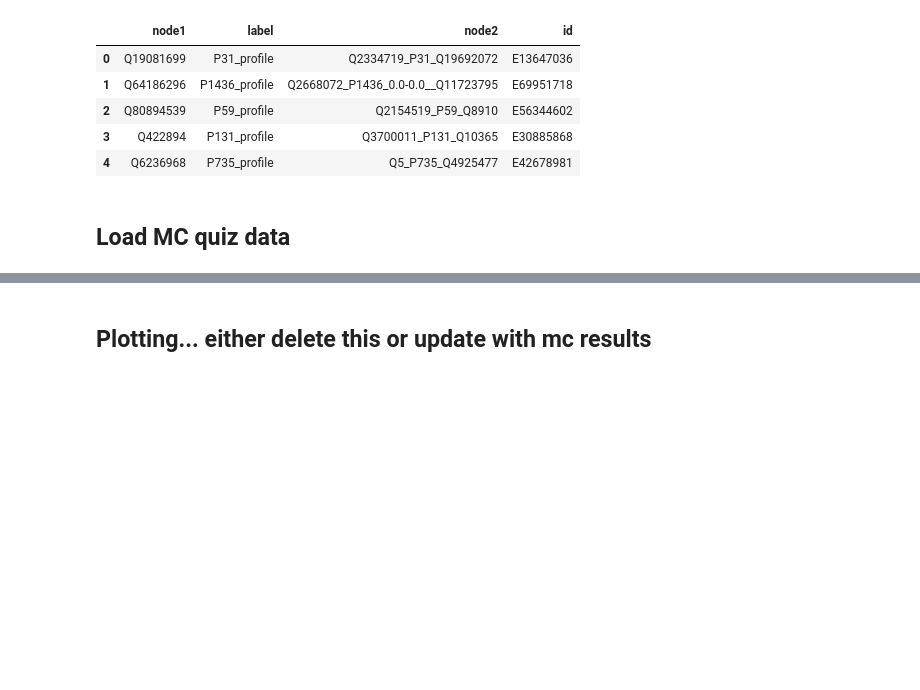
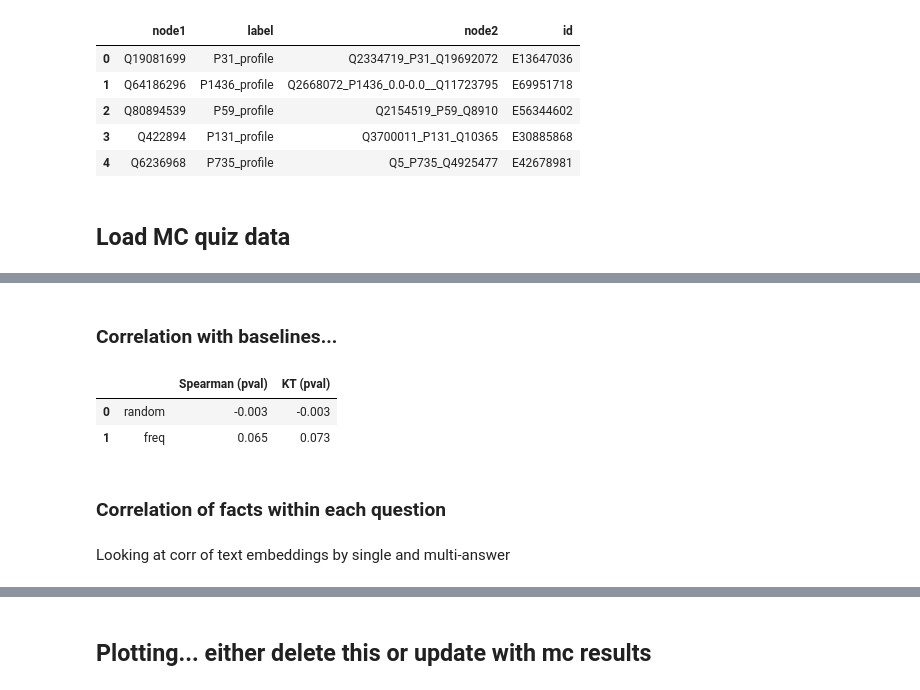
Before and after one commit to usc-isi-i2/surprising-facts, a Jupyter notebook: profile_surpise_classification_mc_task.ipynb, the cells around one changed output, grey strips where cells are left out. Saved outputs shown, nothing was run; the diff lists cells and outputs as text; code cells hidden in the pictures; blank space fills up the shorter version.

```diff
--- a/profile_surpise_classification_mc_task.ipynb
+++ b/profile_surpise_classification_mc_task.ipynb
@@ -868,12 +452,0 @@ from scipy.stats import spearmanr, kendalltau
-# %%
-max_count = 26 # 26 test takers
-emb_name = 'text1024'
-surprise_metric = 'distance(avg pairwise)/dispersion(avg pairwise)'
-for q in questions:
-    answers = q["pred_counts"].keys()
-    ans_surprise_gts = [max_count - count for count in q["pred_counts"].values()]
-    ans_surprise_preds = [q["ans_to_surprise_metrics_dict"][ans][emb_name][surprise_metric] for ans in answers]
-    rho, pval = spearmanr(ans_surprise_gts, ans_surprise_preds)
-    tau, pval = kendalltau(ans_surprise_gts, ans_surprise_preds)
-    q["spearman"] = {emb_name : {surprise_metric : rho}}
-    q["kendalltau"] = {emb_name : {surprise_metric : tau}}
@@ -969,0 +917,64 @@ compute_avg_dist_from_ent_to_sample(ent, sample_ents, embedding_dict)
+# %% [markdown]
+### Correlation with baselines...
+# %%
+def get_surp_scores_random(fact_ids):
+    return np.random.rand(len(fact_ids))
+
+def get_surp_scores_freq(fact_ids):
+    scores = []
+    for f_ids in fact_ids:
+        # handle multiple fact ids (see "canvas" answer in mc quiz)
+        freq = 0
+        for f_id in f_ids:
+            freq += float(profile_labels_df.loc[profile_labels_df["id"].values == f_id, "support"])
+        scores.append(1-freq)
+    return scores
+
+num_trials = 500
+
+for q in questions:
+    answers = q["pred_counts"].keys()
+    ans_surprise_gts = [max_count - count for count in q["pred_counts"].values()]
+
+    fact_ids = [q['ans_to_profile_labels'][ans] for ans in answers]
+
+    # random
+    q["random"] = {"spearman": [], "kendalltau": []}
+    for i in range(num_trials):
+        random_preds = get_surp_scores_random(fact_ids)
+        r, r_pval = spearmanr(ans_surprise_gts, random_preds)
+        t, t_pval = kendalltau(ans_surprise_gts, random_preds)
+        q["random"]["spearman"].append(r)
+        q["random"]["kendalltau"].append(t)
+    q["random"]["spearman"] = np.mean(q["random"]["spearman"])
+    q["random"]["kendalltau"] = np.mean(q["random"]["kendalltau"])
+
+    # freq
+    q["freq"] = {}
+    freq_preds = get_surp_scores_freq(fact_ids)
+    # if freqs are all the same, fall back to random.
+    if all(freq_preds[0] == np.array(freq_preds)):
+        q["freq"]["spearman"] = q["random"]["spearman"]
+        q["freq"]["kendalltau"] = q["random"]["kendalltau"]
+    else:
+        r, r_pval = spearmanr(ans_surprise_gts, freq_preds)
+        t, t_pval = kendalltau(ans_surprise_gts, freq_preds)
+        q["freq"]["spearman"] = r
+        q["freq"]["kendalltau"] = t
+header = ["", "Spearman (pval)", "KT (pval)"]
+rows = []
+for method in ["random", "freq"]:
+    r = np.mean([q[method]['spearman'] for q in questions], axis=0)
+    t = np.mean([q[method]['kendalltau'] for q in questions], axis=0)
+    rows.append([method,
+                 f"{r:.3f}",
+                 f"{t:.3f}",
+                ])
+df = pd.DataFrame(rows, columns=header)
+display(df)
+# %% [output]
+|  |  | Spearman (pval) | KT (pval) |
+| 0 | random | -0.003 | -0.003 |
+| 1 | freq | 0.065 | 0.073 |
+# %% [markdown]
+### Correlation of facts within each question
@@ -969,0 +1005,2 @@ compute_avg_dist_from_ent_to_sample(ent, sample_ents, embedding_dict)
+# %% [markdown]
+Looking at corr of text embeddings by single and multi-answer
```
Also changed, not shown: parts of 73 cells of this notebook.
